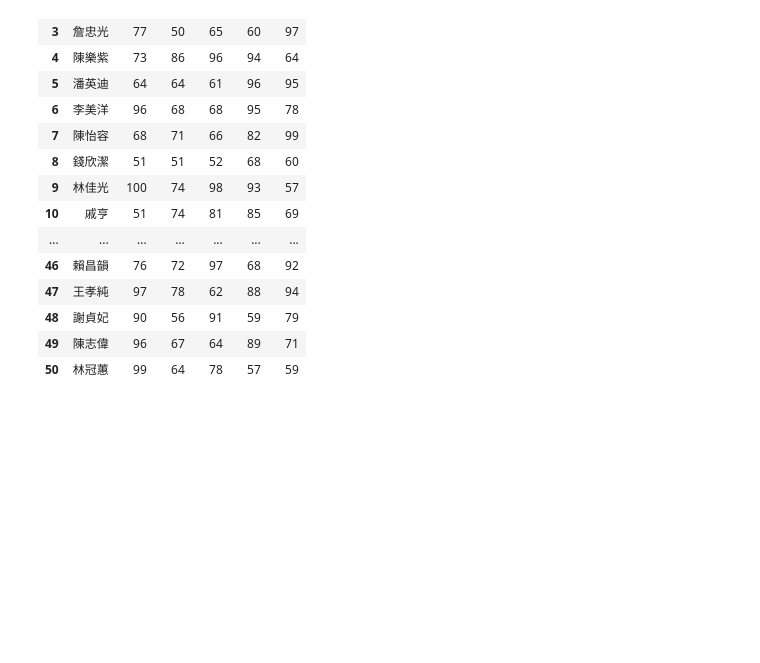
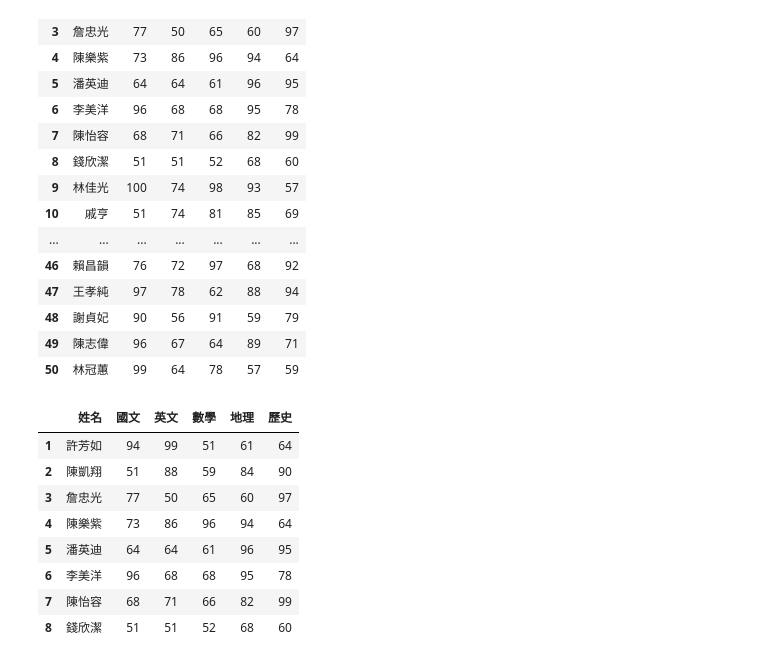
Before and after one commit to roberthsu2003/__2023_07_25__, a Jupyter notebook: lesson16_6.ipynb, the cells around one changed output. Saved outputs shown, nothing was run; the diff lists cells and outputs as text; code cells hidden in the pictures; blank space fills up the shorter version.

```diff
--- a/lesson16_6.ipynb
+++ b/lesson16_6.ipynb
@@ -63,3 +63,15 @@ students_df
 | 48 | 謝貞妃 | 90 | 56 | 91 | 59 | 79 |
 | 49 | 陳志偉 | 96 | 67 | 64 | 89 | 71 |
 | 50 | 林冠蕙 | 99 | 64 | 78 | 57 | 59 |
+# %%
+students_df.head(n=8)
+# %% [output]
+|  | 姓名 | 國文 | 英文 | 數學 | 地理 | 歷史 |
+| 1 | 許芳如 | 94 | 99 | 51 | 61 | 64 |
+| 2 | 陳凱翔 | 51 | 88 | 59 | 84 | 90 |
+| 3 | 詹忠光 | 77 | 50 | 65 | 60 | 97 |
+| 4 | 陳樂紫 | 73 | 86 | 96 | 94 | 64 |
+| 5 | 潘英迪 | 64 | 64 | 61 | 96 | 95 |
+| 6 | 李美洋 | 96 | 68 | 68 | 95 | 78 |
+| 7 | 陳怡容 | 68 | 71 | 66 | 82 | 99 |
+| 8 | 錢欣潔 | 51 | 51 | 52 | 68 | 60 |
```
Also changed, not shown: parts of 3 cells of this notebook.
